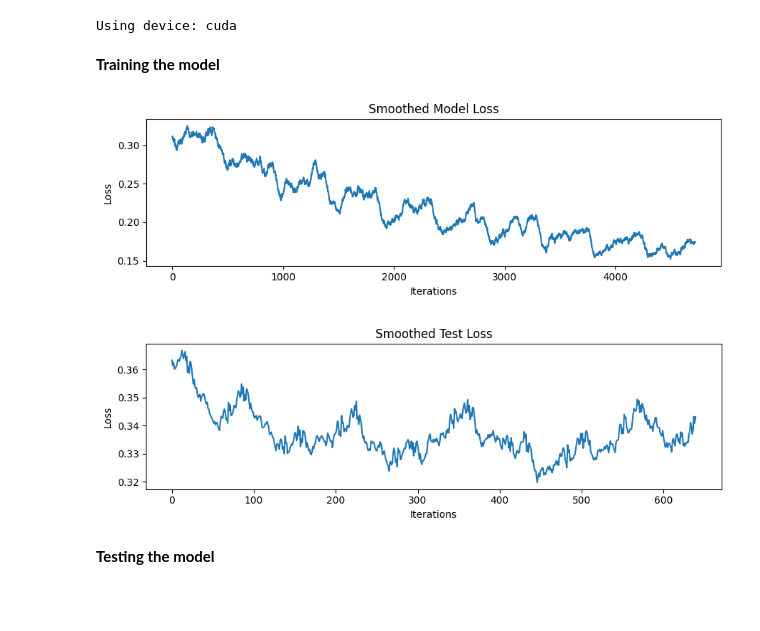
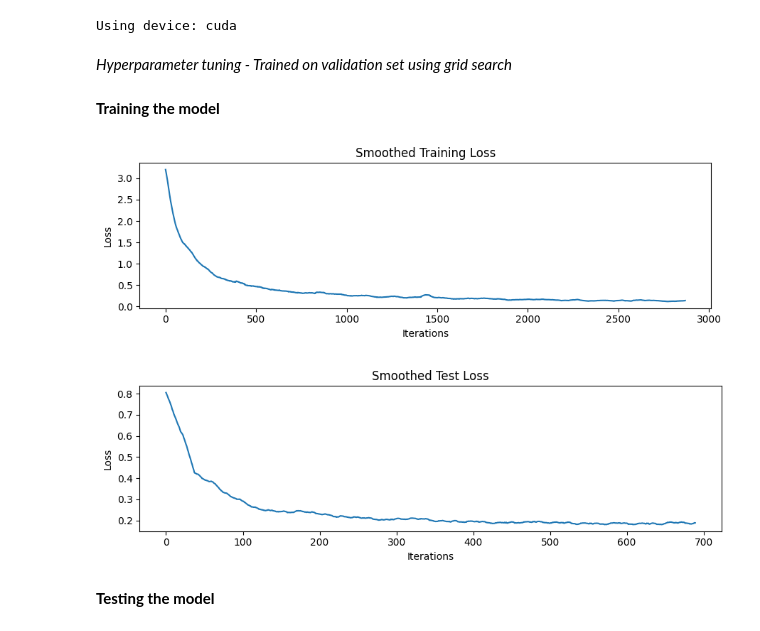
Before and after one commit to Davigbit/TextRecognition, a Jupyter notebook: src/model/training.ipynb, the cells around one changed output. Saved outputs shown, nothing was run; the diff lists cells and outputs as text; code cells hidden in the pictures; blank space fills up the shorter version.

Commit message:
New model with 36 classes

```diff
--- a/src/model/training.ipynb
+++ b/src/model/training.ipynb
@@ -51,7 +56,7 @@ class NISTDataset(Dataset):
         self.data = data
         self.transform = transform
 
-        all_chars = list(string.digits + string.ascii_uppercase + string.ascii_lowercase)
+        all_chars = list(string.digits + string.ascii_uppercase)
         self.label_map = {char: idx for idx, char in enumerate(all_chars)}
 
     def __len__(self):
@@ -95,13 +100,13 @@ class CNN(nn.Module):
         self.fc1 = nn.Linear(64 * 32 * 32, 256)
         self.fc2 = nn.Linear(256, 256)
         self.fc3 = nn.Linear(256, 128)
-        self.fc4 = nn.Linear(128, 62)
+        self.fc4 = nn.Linear(128, 36)
         self.relu = nn.ReLU()
 
-    def forward(self, x, drop_prob=0.5):
+    def forward(self, x, drop_prob=0.3):
         x = self.pool(F.relu(self.conv1(x)))
         x = self.pool(F.relu(self.conv2(x)))
-        x = torch.flatten(x, 1)  # Flatten for FC layers
+        x = torch.flatten(x, 1)
         x = F.relu(self.fc1(x))
         x = F.dropout(x, p=drop_prob, training=self.training)
         x = F.relu(self.fc2(x))
@@ -113,5 +118,4 @@ class CNN(nn.Module):
 
 model = CNN()
 criterion = nn.CrossEntropyLoss()
-optimizer = optim.Adam(model.parameters(), lr=5e-4, weight_decay=5e-4) # L2 regularization
 # %%
@@ -124,37 +124,43 @@ model = CNN().to(device)
 # %% [output]
 Using device: cuda
+# %% [markdown]
+*Hyperparameter tuning - Trained on validation set using grid search*
+# %%
+best_lr = 5e-4
+best_weight_decay = 5e-4
 # %% [markdown]
 **Training the model**
 # %%
-num_epochs = 10
+num_epochs = 20
 loss_hist = []
 test_loss = []
 
+model = CNN().to(device)
+
+optimizer = optim.Adam(model.parameters(), lr=best_lr, weight_decay=best_weight_decay)
 
 for epoch in range(num_epochs):
   model.train()
   with tqdm(enumerate(train_loader), total=len(train_loader), desc=f"Epoch {epoch+1}/{num_epochs}") as pbar:
 
-      optimizer = optim.Adam(model.parameters(), lr=5e-4, weight_decay=5e-4)
+      for batch_idx, (images, labels) in pbar:
+          optimizer.zero_grad()
 
-      for batch_idx, (images, labels) in pbar:
-          optimizer.zero_grad() # Reset the gradients after each batch
-
-          images, labels = images.to(device), labels.to(device) # Move to gpu
+          images, labels = images.to(device), labels.to(device)
 
           outputs = model(images)
           loss = criterion(outputs, labels)
-          loss.backward() # Computes the gradients of the losses
-          optimizer.step() # Updates the parameters
+          loss.backward()
+          optimizer.step()
 
           pbar.set_postfix(loss=loss.item())
 
           loss_hist.append(loss.item())
 
   model.eval()
-  with torch.no_grad(): # Environment without gradient calculation
+  with torch.no_grad():
       for images, labels in test_loader:
-          images, labels = images.to(device), labels.to(device) # Move to gpu
+          images, labels = images.to(device), labels.to(device)
 
           outputs = model(images)
           loss = criterion(outputs, labels)
@@ -170,26 +176,23 @@ plt.figure(figsize=(9, 3))
 plt.plot(smoothed_loss)
 plt.xlabel("Iterations")
 plt.ylabel("Loss")
-plt.title("Smoothed Model Loss")
+plt.title("Smoothed Training Loss")
 plt.tight_layout()
 plt.show()
 # %% [output]
-[figure, old version]
+[figure, new version]
 # %%
-def moving_average(x, window_size=50):
-    return [sum(x[i:i+window_size])/window_size for i in range(len(x)-window_size)]
-
 smoothed_loss = moving_average(test_loss)
 
 plt.figure(figsize=(9, 3))
 plt.plot(smoothed_loss)
 plt.xlabel("Iterations")
 plt.ylabel("Loss")
 plt.title("Smoothed Test Loss")
 plt.tight_layout()
 plt.show()
 # %% [output]
-[figure, old version]
+[figure, new version]
 # %% [markdown]
 **Testing the model**
 # %%
```
Also changed, not shown: parts of 9 cells of this notebook, 2 other files.
